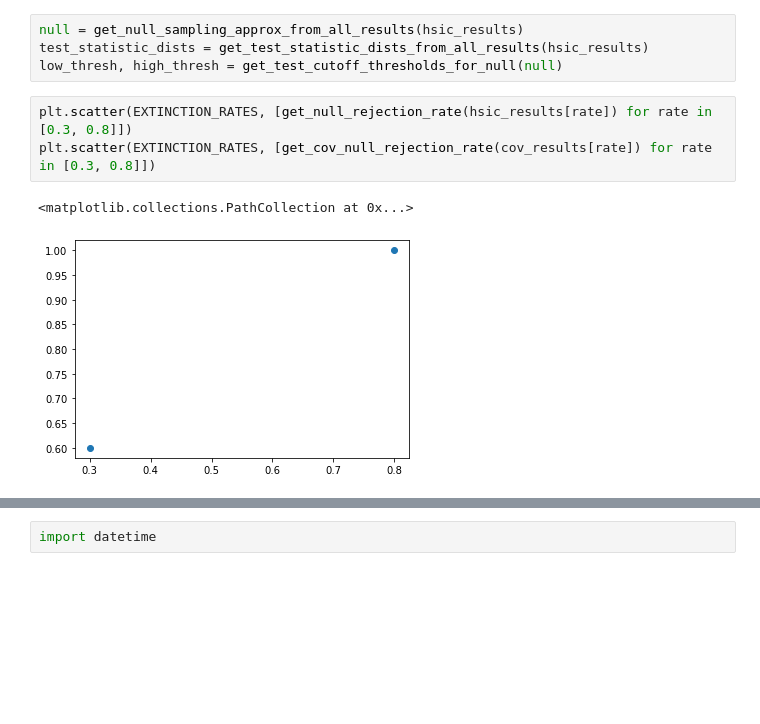
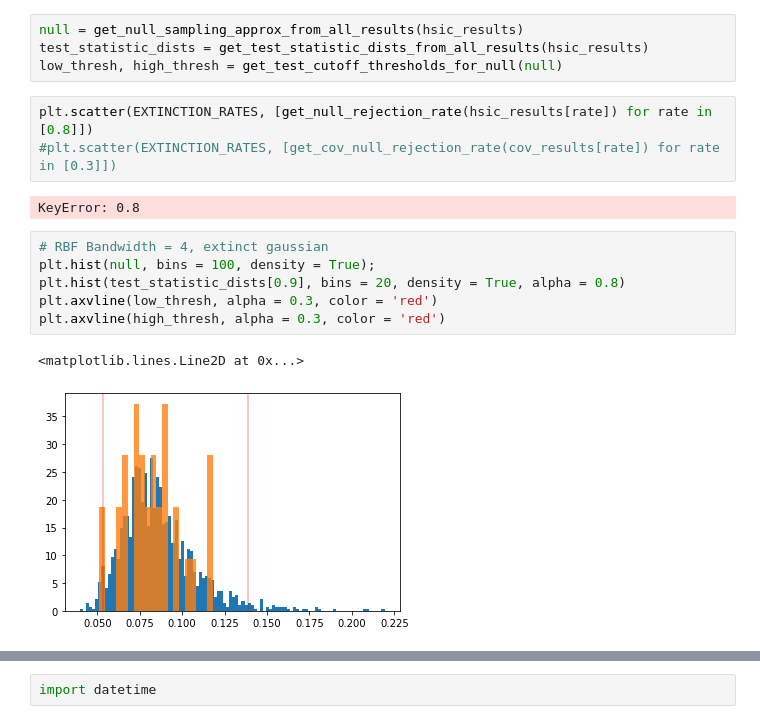
Before and after one commit to ocmob/sig_hsic_independence_test, a Jupyter notebook: notebooks/hsic_test_on_extinct_gaussian.ipynb, the cells around one changed output, grey strips where cells are left out. Drawn from its saved outputs; the diff is of its cells as text; blank space fills up the shorter version.

```diff
--- a/notebooks/hsic_test_on_extinct_gaussian.ipynb
+++ b/notebooks/hsic_test_on_extinct_gaussian.ipynb
@@ -269,8 +274,16 @@ null = get_null_sampling_approx_from_all_results(hsic_results)
 test_statistic_dists = get_test_statistic_dists_from_all_results(hsic_results)
 low_thresh, high_thresh = get_test_cutoff_thresholds_for_null(null)
 # %%
-plt.scatter(EXTINCTION_RATES, [get_null_rejection_rate(hsic_results[rate]) for rate in [0.3, 0.8]])
-plt.scatter(EXTINCTION_RATES, [get_cov_null_rejection_rate(cov_results[rate]) for rate in [0.3, 0.8]])
+plt.scatter(EXTINCTION_RATES, [get_null_rejection_rate(hsic_results[rate]) for rate in [0.8]])
+#plt.scatter(EXTINCTION_RATES, [get_cov_null_rejection_rate(cov_results[rate]) for rate in [0.3]])
 # %% [output]
-<matplotlib.collections.PathCollection at 0x...>
+KeyError: 0.8
-[figure, removed]
+# %%
+# RBF Bandwidth = 4, extinct gaussian
+plt.hist(null, bins = 100, density = True);
+plt.hist(test_statistic_dists[0.9], bins = 20, density = True, alpha = 0.8)
+plt.axvline(low_thresh, alpha = 0.3, color = 'red')
+plt.axvline(high_thresh, alpha = 0.3, color = 'red')
+# %% [output]
+<matplotlib.lines.Line2D at 0x...>
+[figure, added]
```
Also changed, not shown: parts of 30 cells of this notebook, 4 other files.
